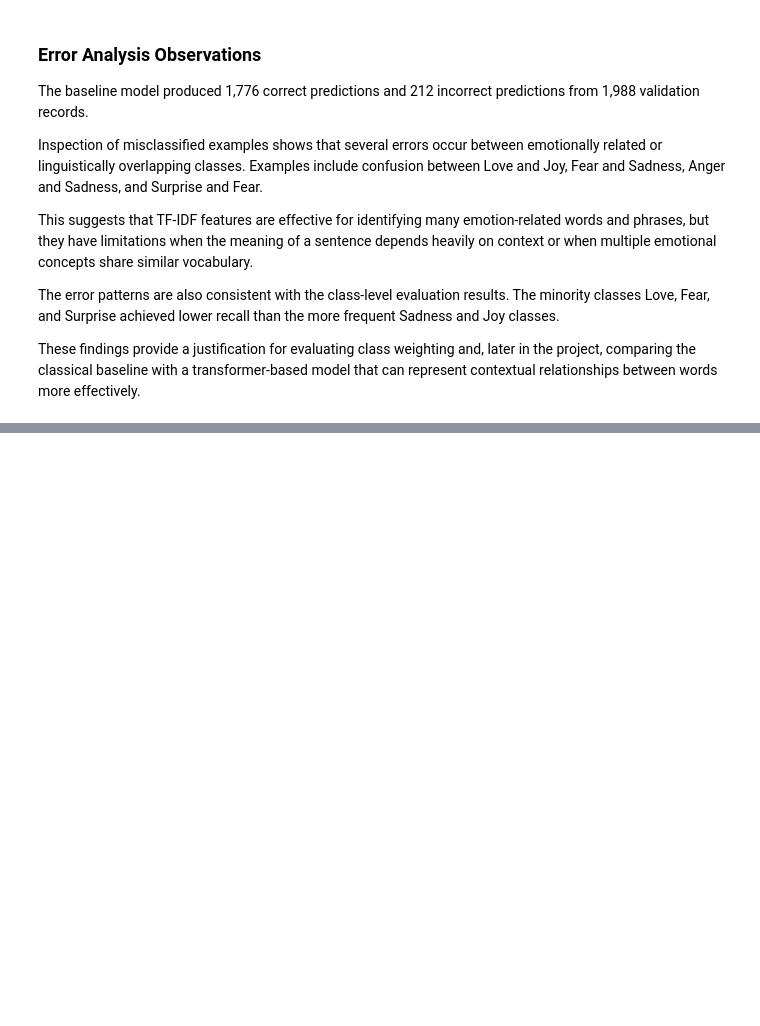
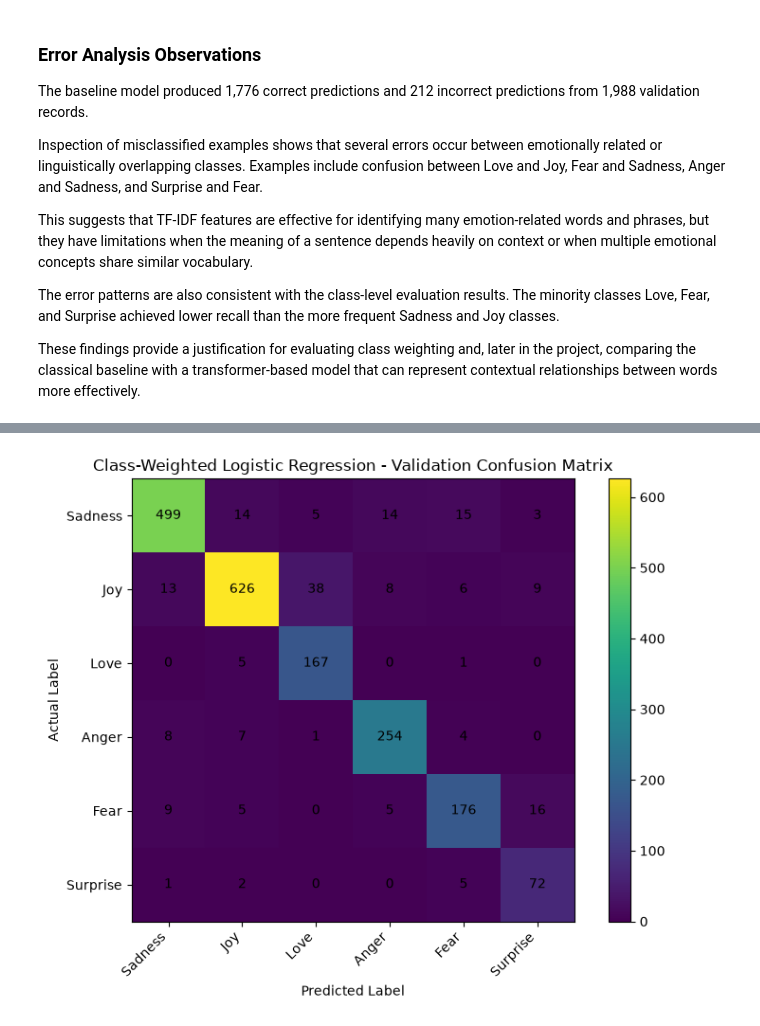
Before and after one commit to presidesg-lgtm/emotional-wellbeing-system, a Jupyter notebook: ml/notebooks/02_baseline_model.ipynb, the cells around one changed output, grey strips where cells are left out. Cells and saved outputs as stored; diff of their text form; code cells hidden in the pictures; blank space fills up the shorter version.

Commit message:
Compare and select class-weighted baseline model

```diff
--- a/ml/notebooks/02_baseline_model.ipynb
+++ b/ml/notebooks/02_baseline_model.ipynb
@@ -463,0 +474,10 @@ These findings provide a justification for evaluating class weighting and, later
+# %%
+balanced_model = LogisticRegression(
+    max_iter=1000,
+    random_state=42,
+    class_weight="balanced",
+)
+
+balanced_model.fit(X_train_tfidf, y_train)
+
+print("Class-weighted Logistic Regression model trained successfully.")
@@ -463,0 +488,6 @@ These findings provide a justification for evaluating class weighting and, later
+# %%
+y_validation_pred_balanced = balanced_model.predict(X_validation_tfidf)
+
+print("Number of validation predictions:", len(y_validation_pred_balanced))
+print("First 10 predicted labels:", y_validation_pred_balanced[:10])
+print("First 10 actual labels:", y_validation.iloc[:10].to_list())
@@ -463,0 +598,42 @@ These findings provide a justification for evaluating class weighting and, later
+# %%
+balanced_conf_matrix = confusion_matrix(
+    y_validation,
+    y_validation_pred_balanced,
+)
+
+fig, ax = plt.subplots(figsize=(8, 6))
+
+image = ax.imshow(balanced_conf_matrix)
+
+ax.set_title(
+    "Class-Weighted Logistic Regression - Validation Confusion Matrix"
+)
+ax.set_xlabel("Predicted Label")
+ax.set_ylabel("Actual Label")
+
+ax.set_xticks(range(len(class_names)))
+ax.set_yticks(range(len(class_names)))
+
+ax.set_xticklabels(
+    class_names,
+    rotation=45,
+    ha="right",
+)
+ax.set_yticklabels(class_names)
+
+for i in range(balanced_conf_matrix.shape[0]):
+    for j in range(balanced_conf_matrix.shape[1]):
+        ax.text(
+            j,
+            i,
+            balanced_conf_matrix[i, j],
+            ha="center",
+            va="center",
+        )
+
+fig.colorbar(image, ax=ax)
+
+plt.tight_layout()
+plt.show()
+# %% [output]
+[figure, added]
```
Also changed, not shown: parts of 14 cells of this notebook, 2 other files.
